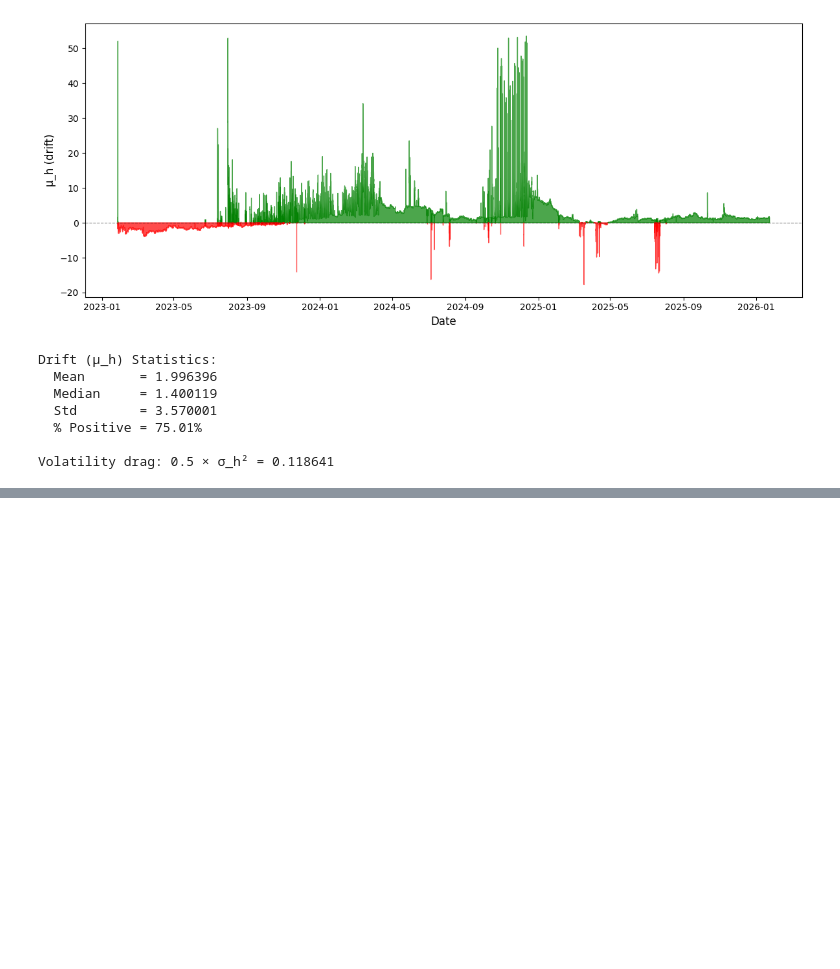
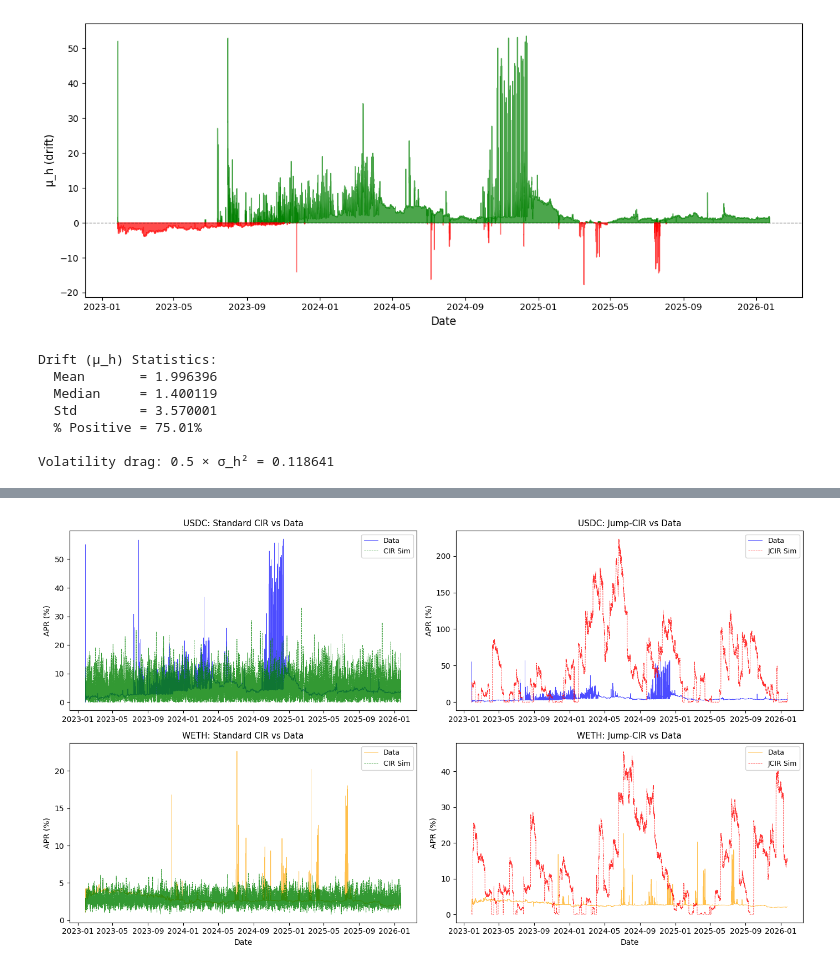
Before and after one commit to francisliu2/Defi_interestRate, a Jupyter notebook: src/stablecoin_short_demo_int_rate.ipynb, the cells around one changed output, grey strips where cells are left out. Drawn from its saved outputs; the diff is of its cells as text; code cells hidden in the pictures; blank space fills up the shorter version.

```diff
--- a/src/stablecoin_short_demo_int_rate.ipynb
+++ b/src/stablecoin_short_demo_int_rate.ipynb
@@ -432,0 +763,96 @@ Volatility drag: 0.5 × σ_h² = 0.118641
+# %%
+# Compare CIR vs JCIR simulated paths
+
+# Get fitted parameters for both models
+usdc_ser = pd.to_numeric(df_usdc['lender_variable_apr'], errors='coerce').dropna()
+weth_ser = pd.to_numeric(df_weth['borrower_variable_apr'], errors='coerce').dropna()
+dt_usdc = infer_dt(usdc_ser.index)
+dt_weth = infer_dt(weth_ser.index)
+
+# Fit both models
+cir_usdc = cir_model.fit_cir_euler(usdc_ser.values, dt_usdc)
+jcir_usdc = fit_jcir_euler(usdc_ser.values, dt_usdc, threshold_std=3.0)
+
+cir_weth = cir_model.fit_cir_euler(weth_ser.values, dt_weth)
+jcir_weth = fit_jcir_euler(weth_ser.values, dt_weth, threshold_std=3.0)
+
+# Simulation parameters
+n_sim = min(len(usdc_ser), len(weth_ser)) - 1
+rng = np.random.default_rng(42)
+
+# Simulate paths
+cir_usdc_sim = cir_model.simulate_cir_euler(
+    usdc_ser.values[0], cir_usdc['kappa'], cir_usdc['theta'], cir_usdc['sigma'],
+    dt_usdc, n_sim, rng=np.random.default_rng(42)
+)
+jcir_usdc_sim, _ = simulate_jcir_euler(
+    usdc_ser.values[0], jcir_usdc['kappa'], jcir_usdc['theta'], jcir_usdc['sigma'],
+    jcir_usdc['lambda_jump'], jcir_usdc['mu_jump'],
+    dt_usdc, n_sim, rng=np.random.default_rng(42)
+)
+
+cir_weth_sim = cir_model.simulate_cir_euler(
+    weth_ser.values[0], cir_weth['kappa'], cir_weth['theta'], cir_weth['sigma'],
+    dt_weth, n_sim, rng=np.random.default_rng(43)
+)
+jcir_weth_sim, _ = simulate_jcir_euler(
+    weth_ser.values[0], jcir_weth['kappa'], jcir_weth['theta'], jcir_weth['sigma'],
+    jcir_weth['lambda_jump'], jcir_weth['mu_jump'],
+    dt_weth, n_sim, rng=np.random.default_rng(43)
+)
+
+# Plot comparison
+fig, axes = plt.subplots(2, 2, figsize=(14, 8))
+fig.patch.set_facecolor('none')
+
+# USDC: CIR vs Data
+ax = axes[0, 0]
+ax.set_facecolor('none')
+ax.plot(usdc_ser.index[:n_sim+1], usdc_ser.values[:n_sim+1], 'b-', lw=0.6, alpha=0.7, label='Data')
+ax.plot(usdc_ser.index[:n_sim+1], cir_usdc_sim, 'g--', lw=0.6, alpha=0.8, label='CIR Sim')
+ax.set_title('USDC: Standard CIR vs Data', fontsize=11)
+ax.set_ylabel('APR (%)')
+ax.legend(loc='upper right', fontsize=9)
+ax.grid(False)
+
+# USDC: JCIR vs Data
+ax = axes[0, 1]
+ax.set_facecolor('none')
+ax.plot(usdc_ser.index[:n_sim+1], usdc_ser.values[:n_sim+1], 'b-', lw=0.6, alpha=0.7, label='Data')
+ax.plot(usdc_ser.index[:n_sim+1], jcir_usdc_sim, 'r--', lw=0.6, alpha=0.8, label='JCIR Sim')
+ax.set_title('USDC: Jump-CIR vs Data', fontsize=11)
+ax.set_ylabel('APR (%)')
+ax.legend(loc='upper right', fontsize=9)
+ax.grid(False)
+
+# WETH: CIR vs Data
+ax = axes[1, 0]
+ax.set_facecolor('none')
+ax.plot(weth_ser.index[:n_sim+1], weth_ser.values[:n_sim+1], color='orange', lw=0.6, alpha=0.7, label='Data')
+ax.plot(weth_ser.index[:n_sim+1], cir_weth_sim, 'g--', lw=0.6, alpha=0.8, label='CIR Sim')
+ax.set_title('WETH: Standard CIR vs Data', fontsize=11)
+ax.set_xlabel('Date')
+ax.set_ylabel('APR (%)')
+ax.legend(loc='upper right', fontsize=9)
+ax.grid(False)
+
+# WETH: JCIR vs Data
+ax = axes[1, 1]
+ax.set_facecolor('none')
+ax.plot(weth_ser.index[:n_sim+1], weth_ser.values[:n_sim+1], color='orange', lw=0.6, alpha=0.7, label='Data')
+ax.plot(weth_ser.index[:n_sim+1], jcir_weth_sim, 'r--', lw=0.6, alpha=0.8, label='JCIR Sim')
+ax.set_title('WETH: Jump-CIR vs Data', fontsize=11)
+ax.set_xlabel('Date')
+ax.set_ylabel('APR (%)')
+ax.legend(loc='upper right', fontsize=9)
+ax.grid(False)
+
+plt.tight_layout()
+
+outp = repo_root / 'results' / 'plots' / 'cir_vs_jcir_comparison.png'
+plt.savefig(outp, bbox_inches='tight', transparent=True, dpi=150)
+plt.show()
+
+print(f"Saved comparison plot to {outp}")
+# %% [output]
+[figure, added]
```
Also changed, not shown: parts of 9 cells of this notebook, 6 other files.
